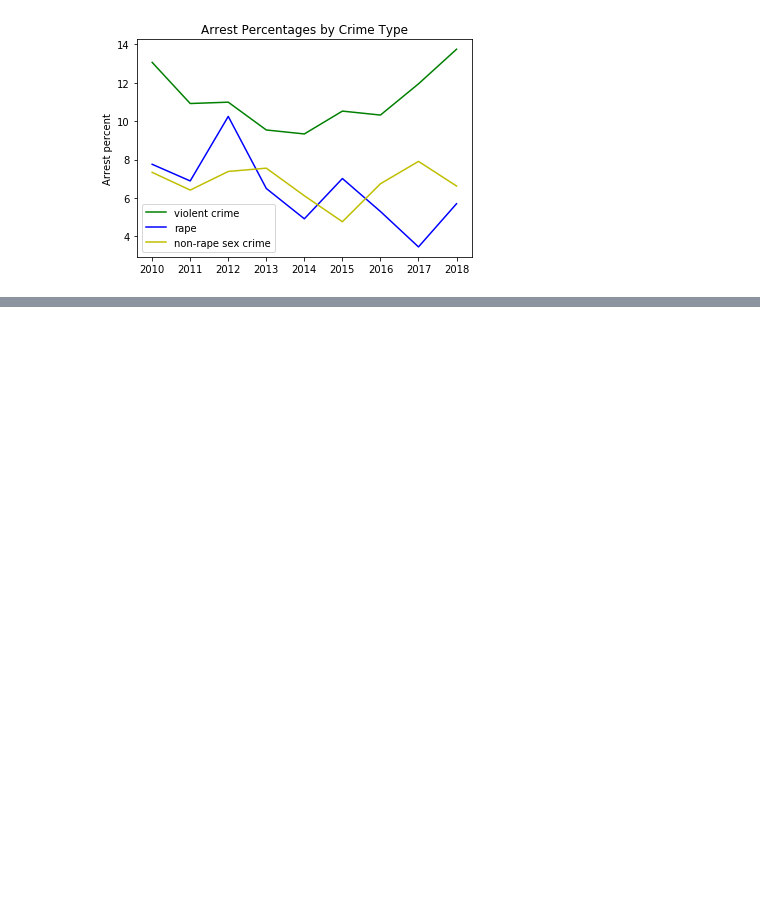
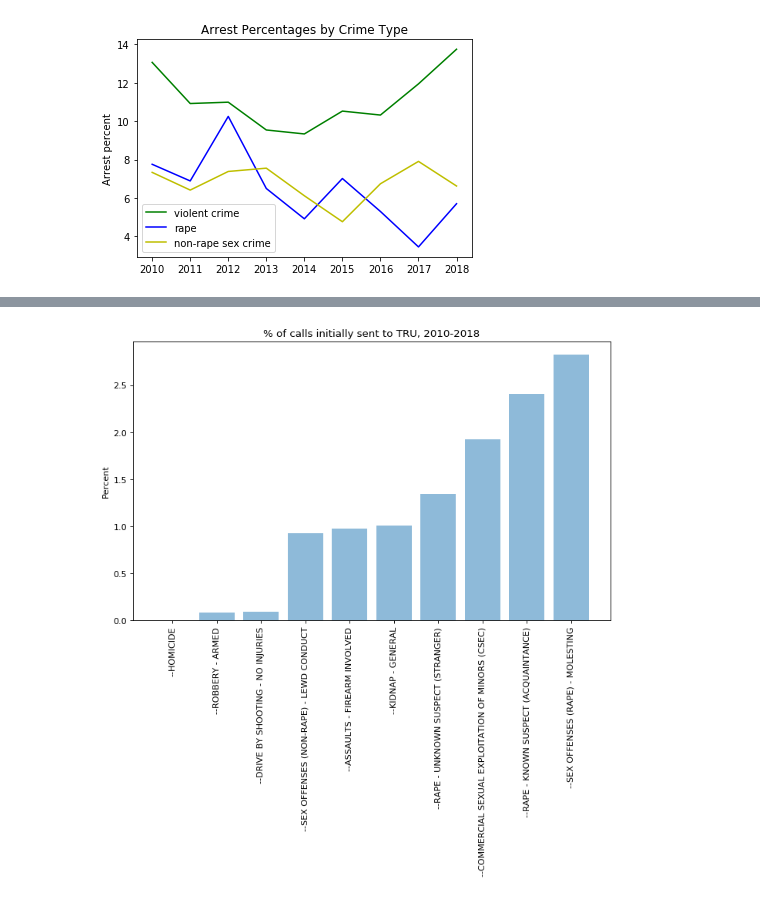
Before and after one commit to teacupwoozy/spd_notebook_archive, a Jupyter notebook: spd_notebook/2010-2018_SPD_Project.ipynb, the cells around one changed output, grey strips where cells are left out. Drawn from its saved outputs; the diff is of its cells as text; code cells hidden in the pictures; blank space fills up the shorter version.

Commit message:
Add % TRU calls by call type

```diff
--- a/spd_notebook/2010-2018_SPD_Project.ipynb
+++ b/spd_notebook/2010-2018_SPD_Project.ipynb
@@ -265,0 +276,8 @@ plt.show()
+# %%
+# Create crosstab to view % all TRU calls by crime type
+
+percentage_tru_calls = pd.crosstab(data.final_call_type,data.is_TRU,
+                          normalize = 'index').rename_axis(None)
+percentage_tru_calls *= 100
+
+percentage_tru_calls
@@ -265,0 +296,14 @@ plt.show()
+# %%
+# Plot TRU call percentages as bar graph.
+
+percentage_tru_sorted = percentage_tru_calls.sort_values('yes',ascending=True)
+
+plt.figure(figsize=(10,6), dpi= 80)
+plt.bar(percentage_tru_sorted.index, percentage_tru_sorted.yes, align='center', alpha=0.5)
+plt.ylabel('Percent')
+plt.title('% of calls initially sent to TRU, 2010-2018')
+plt.xticks(rotation=90)
+
+plt.show()
+# %% [output]
+[figure, added]
```
Also changed, not shown: parts of 4 cells of this notebook.
